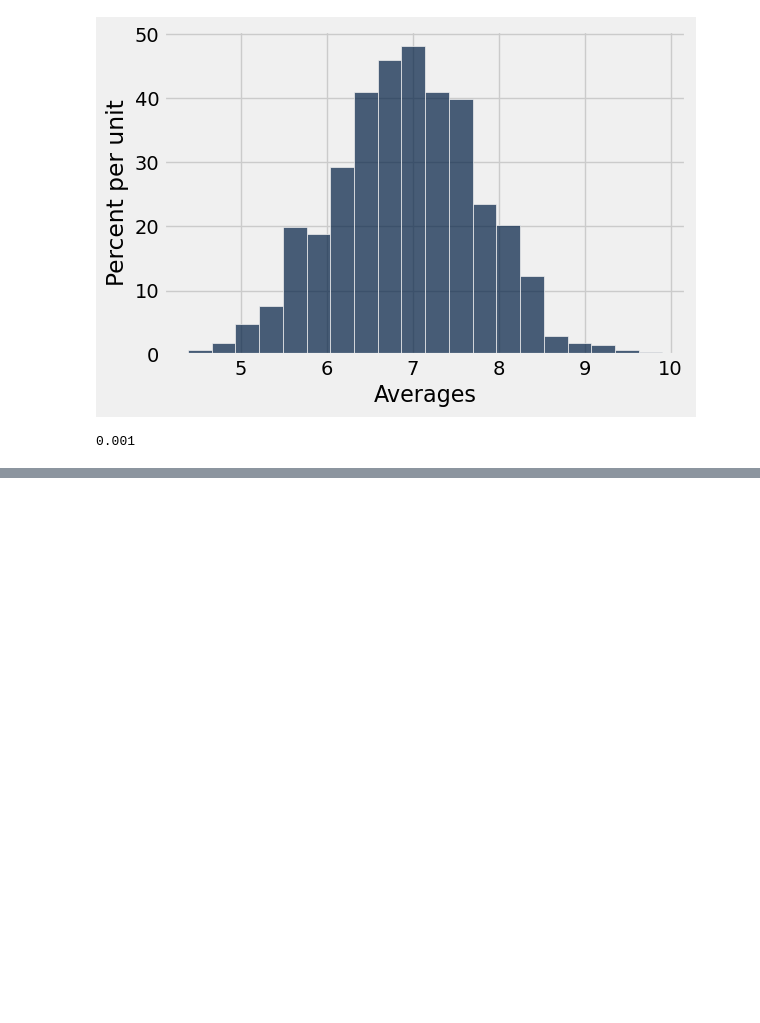
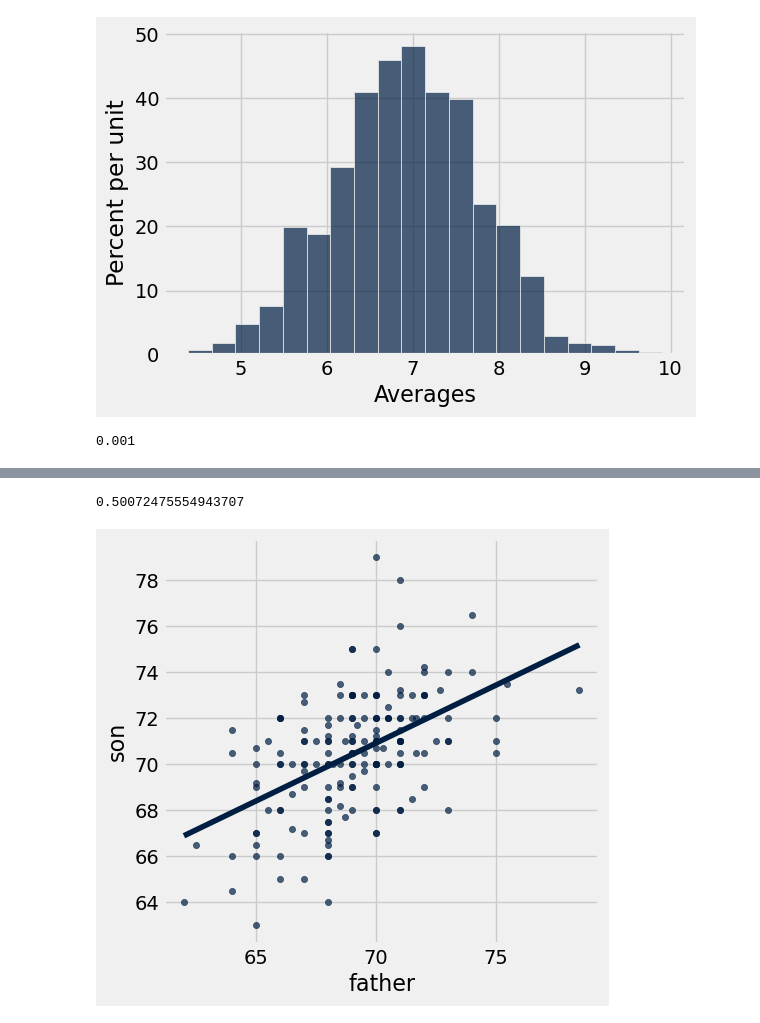
Before and after one commit to lawtonsclass/s26-code-from-class, a Jupyter notebook: data8/final-review.ipynb, the cells around one changed output, grey strips where cells are left out. Drawn from its saved outputs; the diff is of its cells as text; code cells hidden in the pictures; blank space fills up the shorter version.

```diff
--- a/data8/final-review.ipynb
+++ b/data8/final-review.ipynb
@@ -435,0 +498,3 @@ np.count_nonzero(simulated_averages >= 9.61905) / len(simulated_averages)
+# %%
+sons_heights = Table.read_table('data/sons_heights.csv').select('father', 'son')
+sons_heights
@@ -435,0 +514,35 @@ np.count_nonzero(simulated_averages >= 9.61905) / len(simulated_averages)
+# %%
+def standard_units(arr):
+    ''' Converts an array to standard units (a.k.a. z-scores) '''
+    return (arr - np.mean(arr)) / np.std(arr)
+
+def correlation(t, x, y):
+    ''' Computes correlation coefficient r: t is a table, and x & y are column names '''
+    x_standard = standard_units(t.column(x))
+    y_standard = standard_units(t.column(y))
+    return np.average(x_standard * y_standard)
+
+def slope(t, x, y):
+    """ Computes the slope of the regression line, like correlation above """
+    r = correlation(t, x, y)
+    y_sd = np.std(t.column(y))
+    x_sd = np.std(t.column(x))
+    return r * y_sd / x_sd
+
+def intercept(t, x, y):
+    """ Computes the intercept of the regression line, like slope above """
+    x_mean = np.mean(t.column(x))
+    y_mean = np.mean(t.column(y))
+    return y_mean - slope(t, x, y)*x_mean
+
+def fitted_values(t, x, y):
+    """Return an array of the regression estimates (predictions) at all the x values"""
+    m = slope(t, x, y)
+    b = intercept(t, x, y)
+    return m*t.column(x) + b
+# %%
+sons_heights.scatter('father', 'son', fit_line=True)
+correlation(sons_heights, 'father', 'son')
+# %% [output]
+0.50072475554943707
+[figure, added]
```
Also changed, not shown: parts of 40 cells of this notebook, 13 other files.
